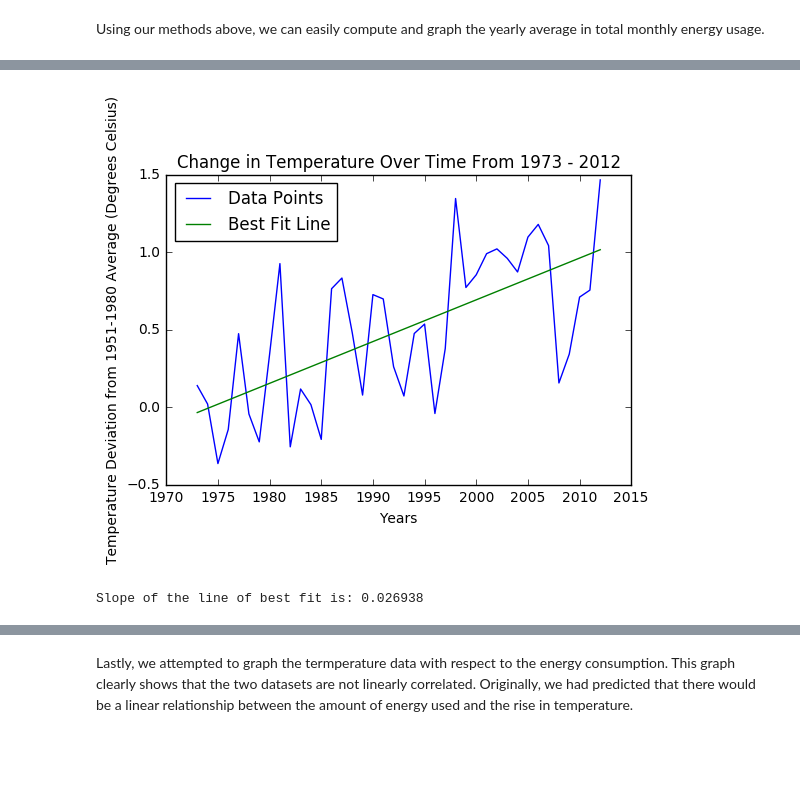
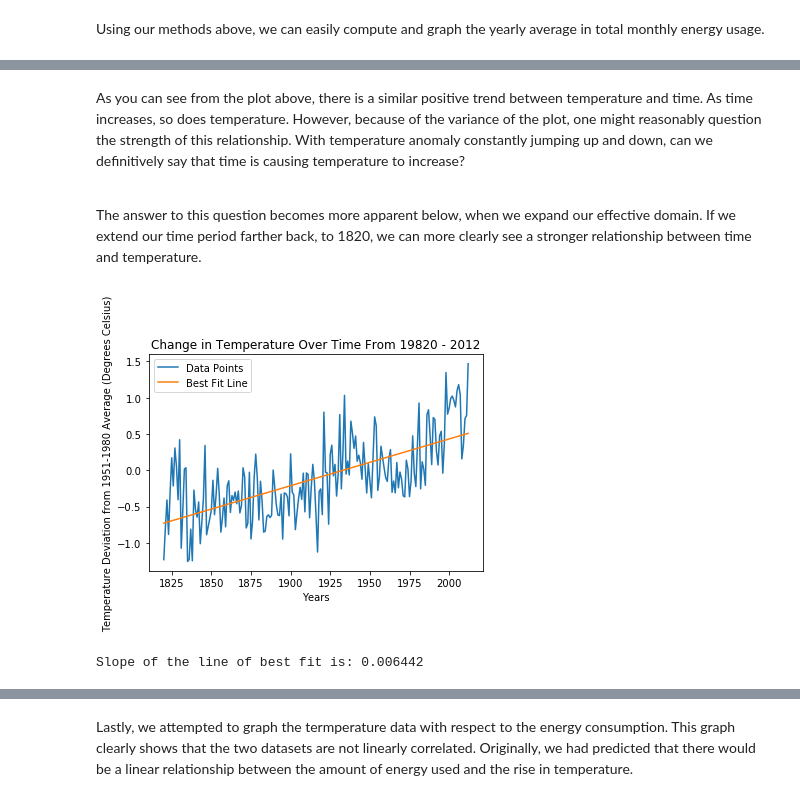
Before and after one commit to kylesaggar97/kylesaggar97.github.io, a Jupyter notebook: DataScience_Tutorial/DataScience_Tutorial.ipynb, the cells around one changed output, grey strips where cells are left out. Cells and saved outputs as stored; diff of their text form; code cells hidden in the pictures; blank space fills up the shorter version.

```diff
--- a/DataScience_Tutorial/DataScience_Tutorial.ipynb
+++ b/DataScience_Tutorial/DataScience_Tutorial.ipynb
@@ -258,8 +268,12 @@ Slope of the line of best fit is: 0.006442
+# %% [markdown]
+<p>As you can see from the plot above, there is a similar positive trend between temperature and time.  As time increases, so does temperature.  However, because of the variance of the plot, one might reasonably question the strength of this relationship.  With temperature anomaly constantly jumping up and down, can we definitively say that time is causing temperature to increase?</p>
+<br />
+<p>The answer to this question becomes more apparent below, when we expand our effective domain.  If we extend our time period farther back, to 1820, we can more clearly see a stronger relationship between time and temperature.</p>
 # %%
-anomalies, years = getAnomalies(1973, 2012)
+anomalies, years = getAnomalies(1820, 2012)
 
-graph(years, anomalies, "Change in Temperature Over Time From 1973 - 2012", "Years",
+graph(years, anomalies, "Change in Temperature Over Time From 19820 - 2012", "Years",
       "Temperature Deviation from 1951-1980 Average (Degrees Celsius)")
 # %% [output]
-[figure, old version]
+[figure, new version]
-Slope of the line of best fit is: 0.026938
+Slope of the line of best fit is: 0.006442
```
Also changed, not shown: parts of 14 cells of this notebook.
